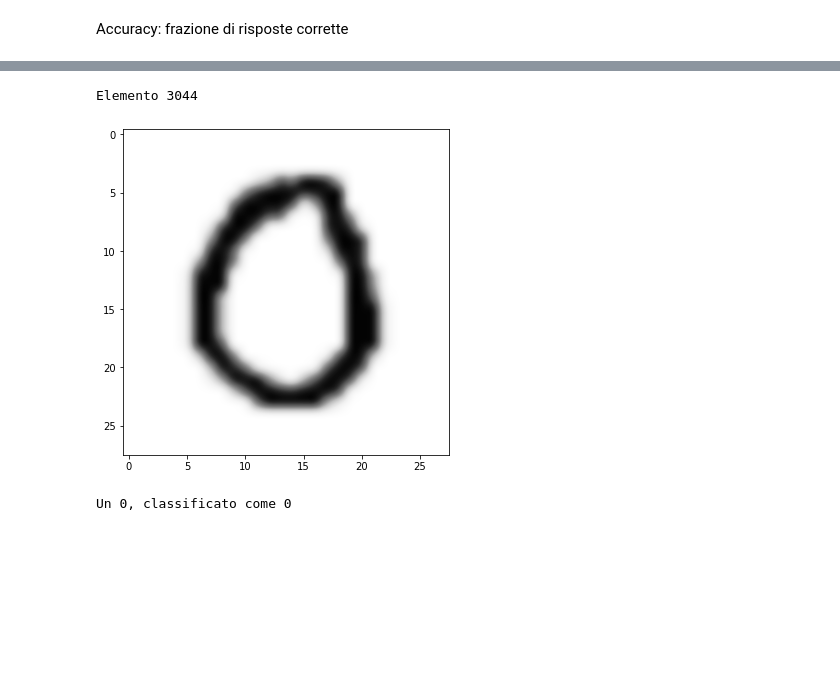
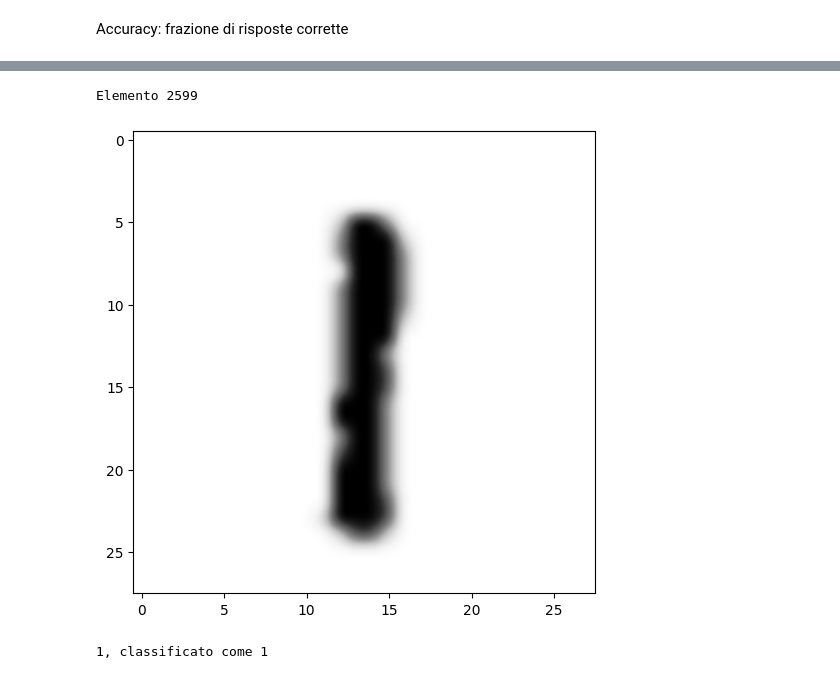
Before and after one commit to tvml/ml2324, a Jupyter notebook: codici/mnist_keras.ipynb, the cells around one changed output, grey strips where cells are left out. Saved outputs shown, nothing was run; the diff lists cells and outputs as text; code cells hidden in the pictures; blank space fills up the shorter version.

```diff
--- a/codici/mnist_keras.ipynb
+++ b/codici/mnist_keras.ipynb
@@ -107,3 +139,3 @@ X_test /= 255
 # %%
-Y_train = np_utils.to_categorical(y_train, nb_classes)
-Y_test = np_utils.to_categorical(y_test, nb_classes)
+Y_train = to_categorical(y_train, nb_classes)
+Y_test = to_categorical(y_test, nb_classes)
@@ -118,5 +177,5 @@ model0.compile(loss='categorical_crossentropy', metrics=['acc'], optimizer='adam
 # %% [markdown]
 Cerca la migliore funzione possibile, rispetto ai dati disponibili
 # %%
-history0 = model0.fit(X_train, Y_train, batch_size=2048, epochs=20, verbose=1, validation_data=(X_test, Y_test))
+history0 = model0.fit(X_train, Y_train, batch_size=2048, epochs=50, verbose=1, validation_data=(X_test, Y_test))
 # %% [output]
@@ -204,13 +329,13 @@ plt.show()
 # %%
 c = np.random.randint(0, X_test.shape[0])
-p=model0.predict_classes(X_test[c:c+1,:], verbose=0)
-print("Elemento "+str(c))
+p= np.argmax(model0.predict(X_test[c:c+1,:]), axis=-1)
+print(f"Elemento {c}")
 plotData(X_test, y_test, c)
-print("Un "+str(y_test[c])+", classificato come " + str(p[0]))
+print(f"{y_test[c]}, classificato come {p[0]}")
 # %% [output]
-Elemento 3044
+Elemento 2599
-[figure, old version]
+[figure, new version]
-Un 0, classificato come 0
+1, classificato come 1
 # %%
 # 3 layer NN
 hidden_layer_width = 10
```
Also changed, not shown: parts of 104 cells of this notebook, 18 other files.
